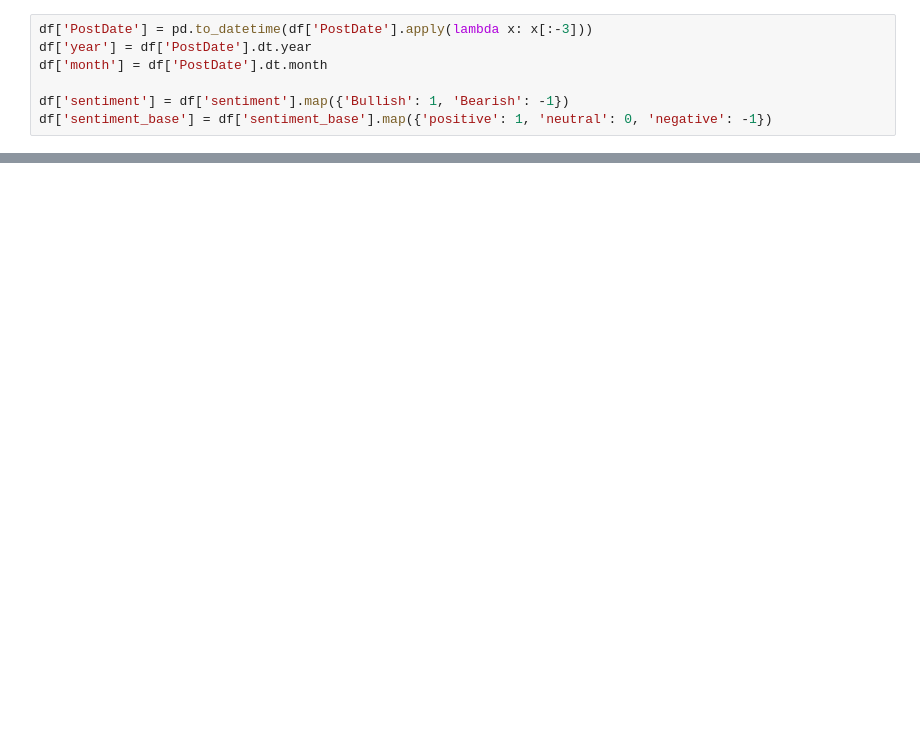
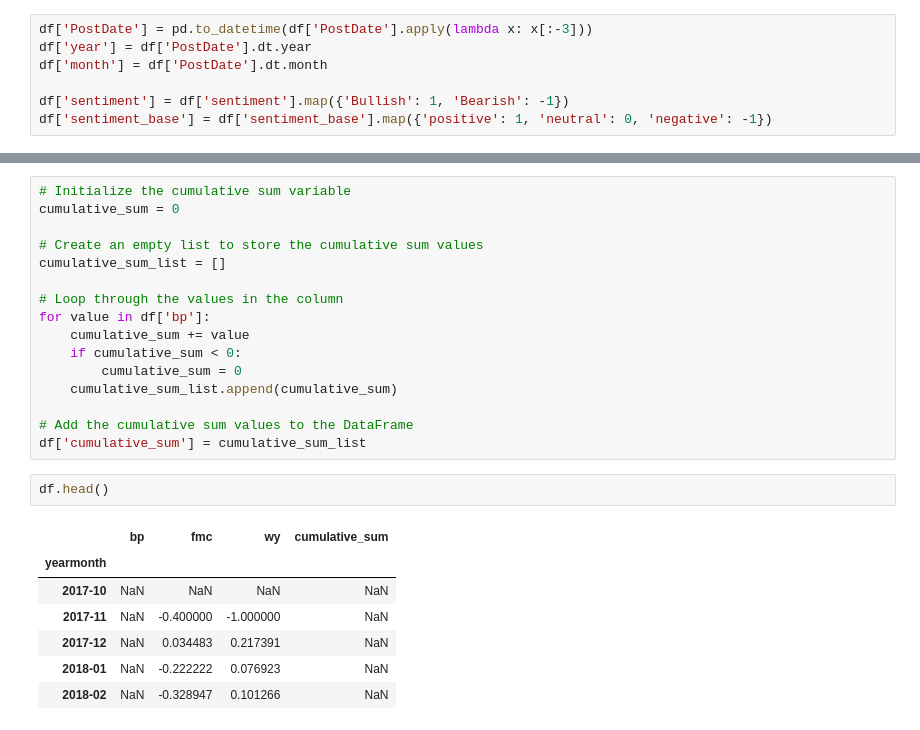
Before and after one commit to Pse1234/sentimental-analysis-energy-stocks, a Jupyter notebook: src/model/asdf.ipynb, the cells around one changed output, grey strips where cells are left out. Drawn from its saved outputs; the diff is of its cells as text; blank space fills up the shorter version.

```diff
--- a/src/model/asdf.ipynb
+++ b/src/model/asdf.ipynb
@@ -103,0 +173,26 @@ print("Positive tweets with sentiment_base 1 in September 2022:", positive_tweet
+# %%
+# Initialize the cumulative sum variable
+cumulative_sum = 0
+
+# Create an empty list to store the cumulative sum values
+cumulative_sum_list = []
+
+# Loop through the values in the column
+for value in df['bp']:
+    cumulative_sum += value
+    if cumulative_sum < 0:
+        cumulative_sum = 0
+    cumulative_sum_list.append(cumulative_sum)
+
+# Add the cumulative sum values to the DataFrame
+df['cumulative_sum'] = cumulative_sum_list
+# %%
+df.head()
+# %% [output]
+|  | bp | fmc | wy | cumulative_sum |
+| yearmonth |  |  |  |  |
+| 2017-10 | NaN | NaN | NaN | NaN |
+| 2017-11 | NaN | -0.400000 | -1.000000 | NaN |
+| 2017-12 | NaN | 0.034483 | 0.217391 | NaN |
+| 2018-01 | NaN | -0.222222 | 0.076923 | NaN |
+| 2018-02 | NaN | -0.328947 | 0.101266 | NaN |
```
Also changed, not shown: parts of 14 cells of this notebook.
